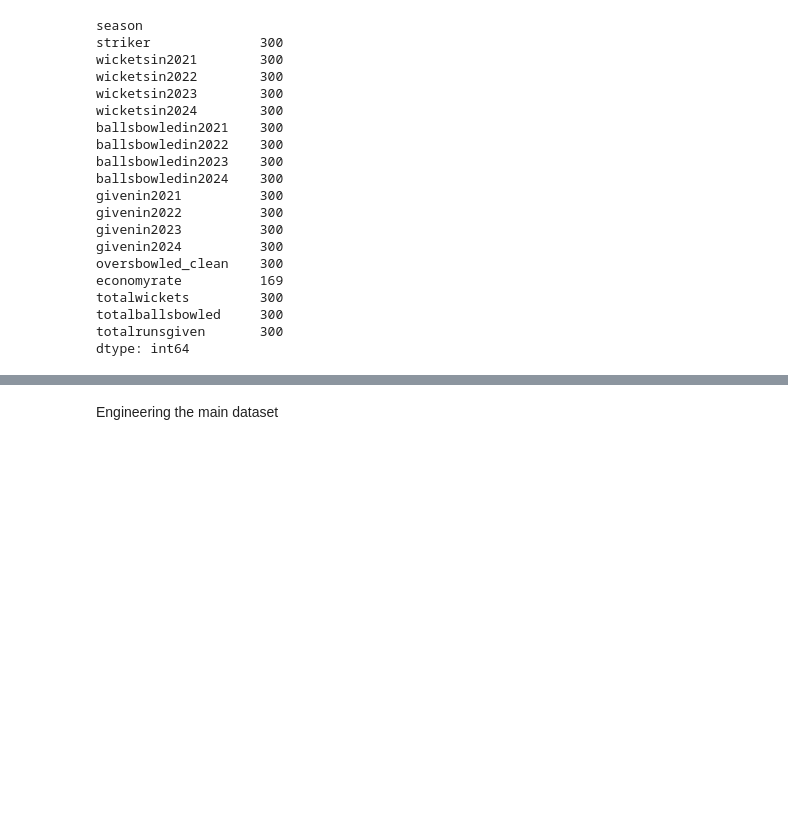
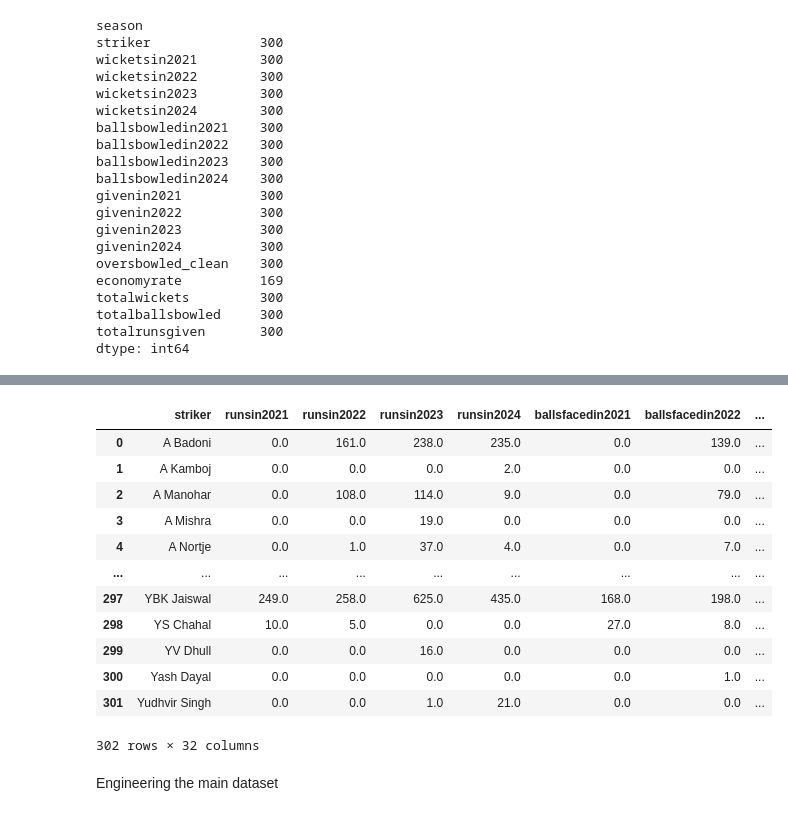
Before and after one commit to NIRANJANGOPALAN/IPL_player_analysis, a Jupyter notebook: 2021_2024_workbook.ipynb, the cells around one changed output, grey strips where cells are left out. Saved outputs shown, nothing was run; the diff lists cells and outputs as text; code cells hidden in the pictures; blank space fills up the shorter version.

```diff
--- a/2021_2024_workbook.ipynb
+++ b/2021_2024_workbook.ipynb
@@ -920 +971,17 @@ dtype: int64
+# %%
+merged_dismissal.fillna(0)
+# %% [output]
+|  | striker | runsin2021 | runsin2022 | runsin2023 | runsin2024 | ballsfacedin2021 | ballsfacedin2022 | ... |
+| 0 | A Badoni | 0.0 | 161.0 | 238.0 | 235.0 | 0.0 | 139.0 | ... |
+| 1 | A Kamboj | 0.0 | 0.0 | 0.0 | 2.0 | 0.0 | 0.0 | ... |
+| 2 | A Manohar | 0.0 | 108.0 | 114.0 | 9.0 | 0.0 | 79.0 | ... |
+| 3 | A Mishra | 0.0 | 0.0 | 19.0 | 0.0 | 0.0 | 0.0 | ... |
+| 4 | A Nortje | 0.0 | 1.0 | 37.0 | 4.0 | 0.0 | 7.0 | ... |
+| ... | ... | ... | ... | ... | ... | ... | ... | ... |
+| 297 | YBK Jaiswal | 249.0 | 258.0 | 625.0 | 435.0 | 168.0 | 198.0 | ... |
+| 298 | YS Chahal | 10.0 | 5.0 | 0.0 | 0.0 | 27.0 | 8.0 | ... |
+| 299 | YV Dhull | 0.0 | 0.0 | 16.0 | 0.0 | 0.0 | 0.0 | ... |
+| 300 | Yash Dayal | 0.0 | 0.0 | 0.0 | 0.0 | 0.0 | 1.0 | ... |
+| 301 | Yudhvir Singh | 0.0 | 0.0 | 1.0 | 21.0 | 0.0 | 0.0 | ... |
+302 rows × 32 columns
 # %%
```
Also changed, not shown: parts of 17 cells of this notebook, 12 other files.
